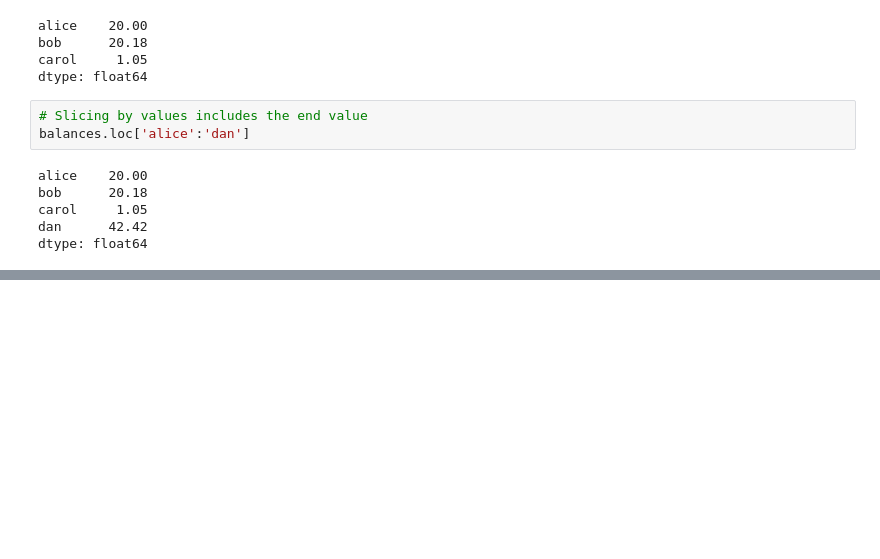
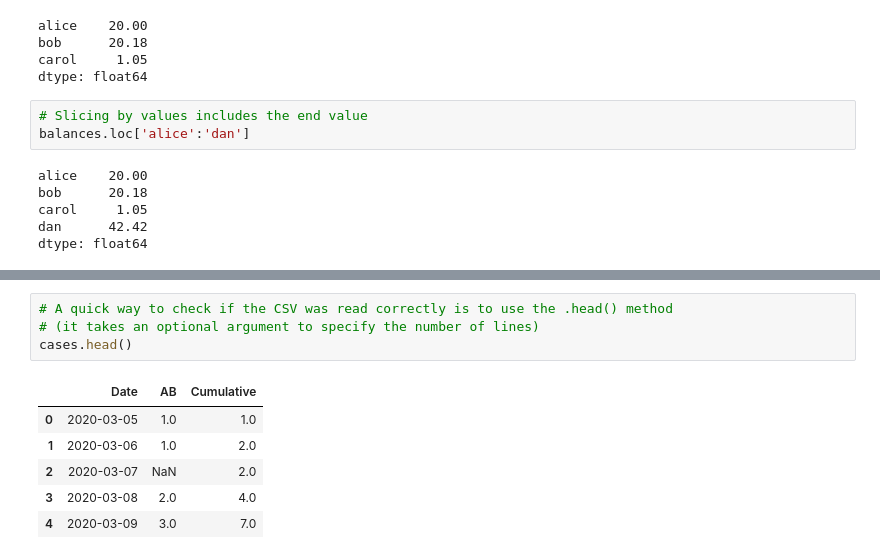
Before and after one commit to Crossroadsman/python-notes, a Jupyter notebook: libraries/pandas/Pandas.ipynb, the cells around one changed output, grey strips where cells are left out. Saved outputs shown, nothing was run; the diff lists cells and outputs as text; blank space fills up the shorter version.

```diff
--- a/libraries/pandas/Pandas.ipynb
+++ b/libraries/pandas/Pandas.ipynb
@@ -135,0 +418,11 @@ dtype: float64
+# %%
+# A quick way to check if the CSV was read correctly is to use the .head() method
+# (it takes an optional argument to specify the number of lines)
+cases.head()
+# %% [output]
+|  | Date | AB | Cumulative |
+| 0 | 2020-03-05 | 1.0 | 1.0 |
+| 1 | 2020-03-06 | 1.0 | 2.0 |
+| 2 | 2020-03-07 | NaN | 2.0 |
+| 3 | 2020-03-08 | 2.0 | 4.0 |
+| 4 | 2020-03-09 | 3.0 | 7.0 |
```
Also changed, not shown: parts of 40 cells of this notebook, 2 other files.
